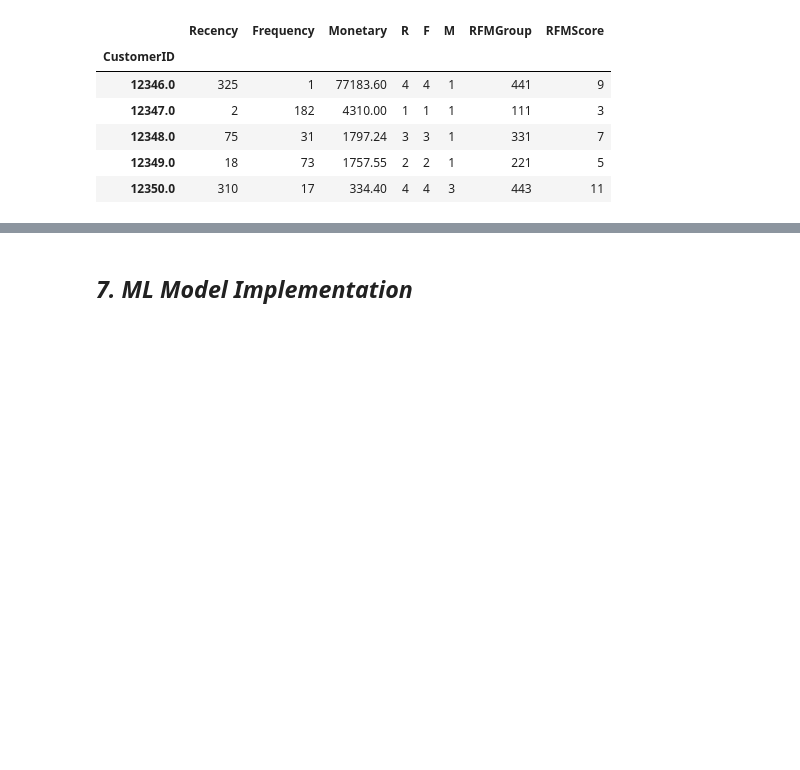
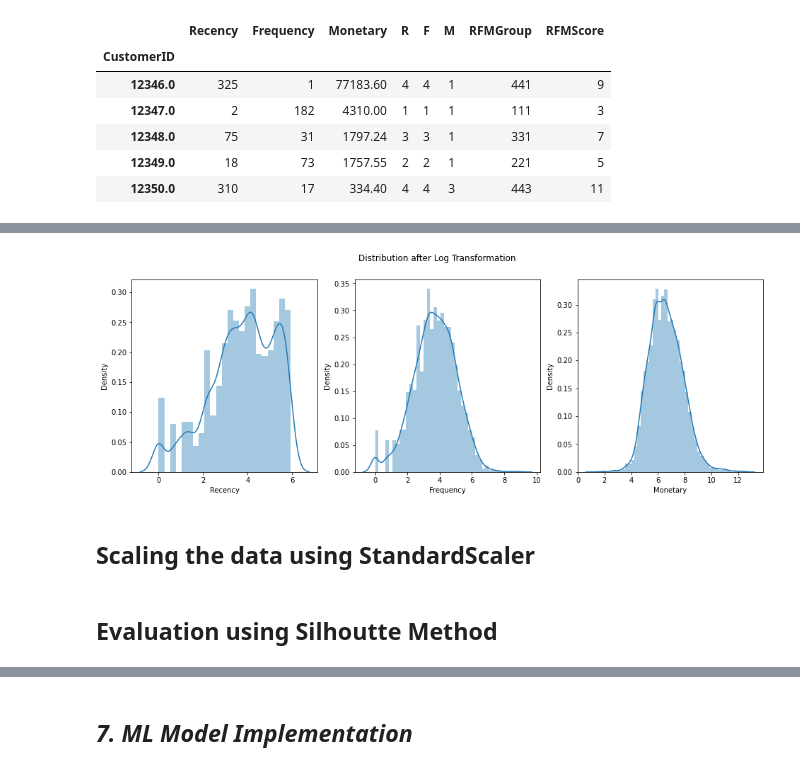
Before and after one commit to sakshantG/Online_Retail_Customer_Segmentation, a Jupyter notebook: Online_Retail_Customer_Segmentation.ipynb, the cells around one changed output, grey strips where cells are left out. Drawn from its saved outputs; the diff is of its cells as text; code cells hidden in the pictures; blank space fills up the shorter version.

```diff
--- a/Online_Retail_Customer_Segmentation.ipynb
+++ b/Online_Retail_Customer_Segmentation.ipynb
@@ -1108,0 +1105,13 @@ rfm_df.head()
+# %%
+def handle_neg_n_zero(num):
+    if num <= 0:
+        return 1
+    else:
+        return num
+#Apply handle_neg_n_zero function to Recency and Monetary columns
+rfm_data['Recency'] = [handle_neg_n_zero(x) for x in rfm_data.Recency]
+rfm_data['Monetary'] = [handle_neg_n_zero(x) for x in rfm_data.Monetary]
+# %%
+#log transformation
+new_log_df = np.log(rfm_data)
+new_log_df.head()
@@ -1108,0 +1126,19 @@ rfm_df.head()
+# %%
+# Checking the distrbution after log transformation
+plt.figure(figsize=(16,5))
+
+plt.subplot(1,3,1)
+sns.distplot(new_log_df['Recency'])
+
+plt.subplot(1,3,2)
+sns.distplot(new_log_df['Frequency'])
+
+plt.subplot(1,3,3)
+sns.distplot(new_log_df['Monetary'])
+
+plt.suptitle("Distribution after Log Transformation")
+plt.show()
+# %% [output]
+[figure, added]
+# %% [markdown]
+## **Scaling the data using StandardScaler**
@@ -1108,0 +1151,2 @@ rfm_df.head()
+# %% [markdown]
+## **Evaluation using Silhoutte Method**
```
Also changed, not shown: parts of 12 cells of this notebook.
